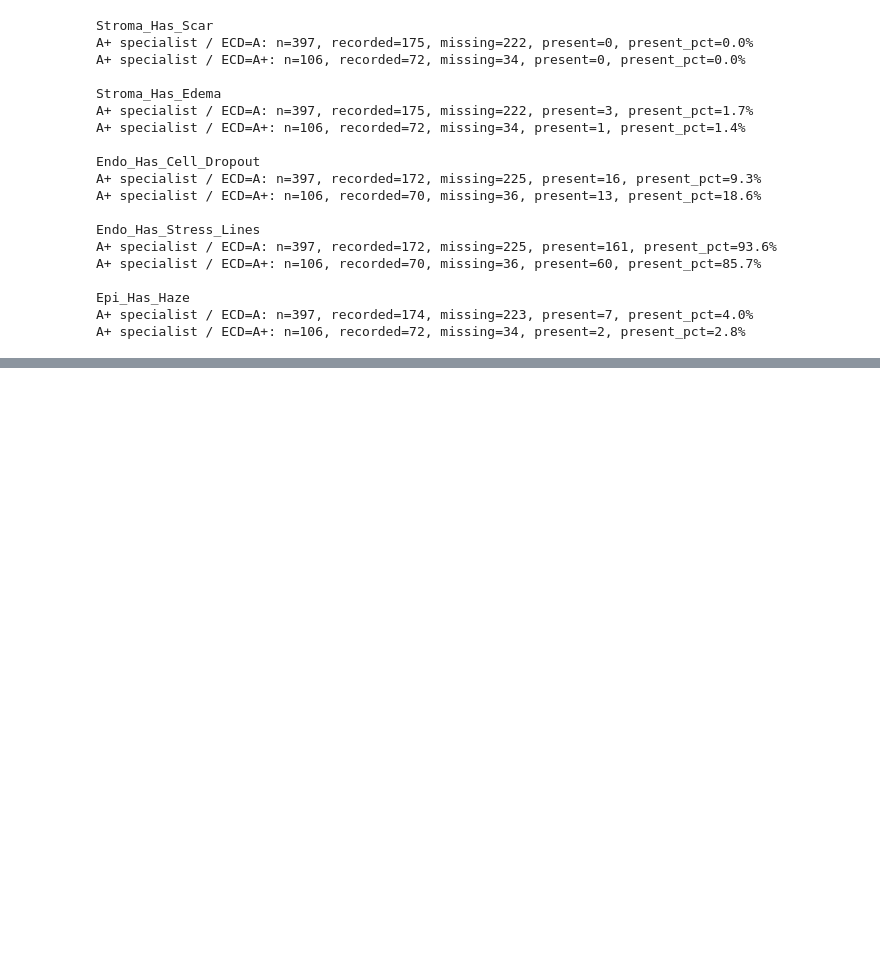
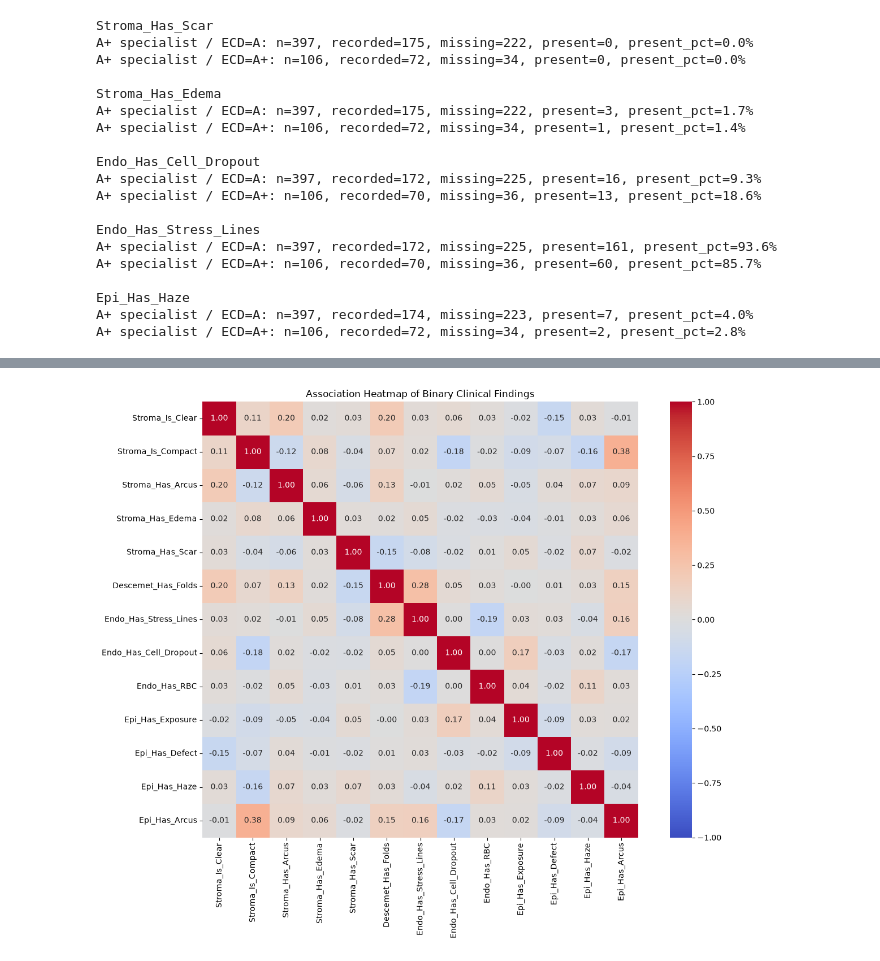
Before and after one commit to Pulitha-m/xai-cornea-grading, a Jupyter notebook: ml/grading/notebooks/03_eda.ipynb, the cells around one changed output, grey strips where cells are left out. Cells and saved outputs as stored; diff of their text form; code cells hidden in the pictures; blank space fills up the shorter version.

```diff
--- a/ml/grading/notebooks/03_eda.ipynb
+++ b/ml/grading/notebooks/03_eda.ipynb
@@ -618,0 +788,15 @@ A+ specialist / ECD=A+: n=106, recorded=72, missing=34, present=2, present_pct=2
+# %%
+
+# Recreate the dataframe directly from the original cleaned columns
+binary_df = df[binary_clinical_features].copy()
+
+# Convert values to numeric without losing valid 0s and 1s
+binary_df = binary_df.apply(
+    lambda col: pd.to_numeric(col, errors="coerce")
+)
+
+print("Non-missing values per feature:")
+print(binary_df.notna().sum())
+
+print("\nUnique values per feature:")
+print(binary_df.nunique(dropna=True))
@@ -618,0 +821,22 @@ A+ specialist / ECD=A+: n=106, recorded=72, missing=34, present=2, present_pct=2
+# %%
+
+clinical_corr = binary_df.corr(method="pearson")
+
+plt.figure(figsize=(13, 10))
+
+sns.heatmap(
+    clinical_corr,
+    cmap="coolwarm",
+    center=0,
+    vmin=-1,
+    vmax=1,
+    annot=True,
+    fmt=".2f",
+    square=True,
+)
+
+plt.title("Association Heatmap of Binary Clinical Findings")
+plt.tight_layout()
+plt.show()
+# %% [output]
+[figure, added]
```
Also changed, not shown: parts of 14 cells of this notebook.
